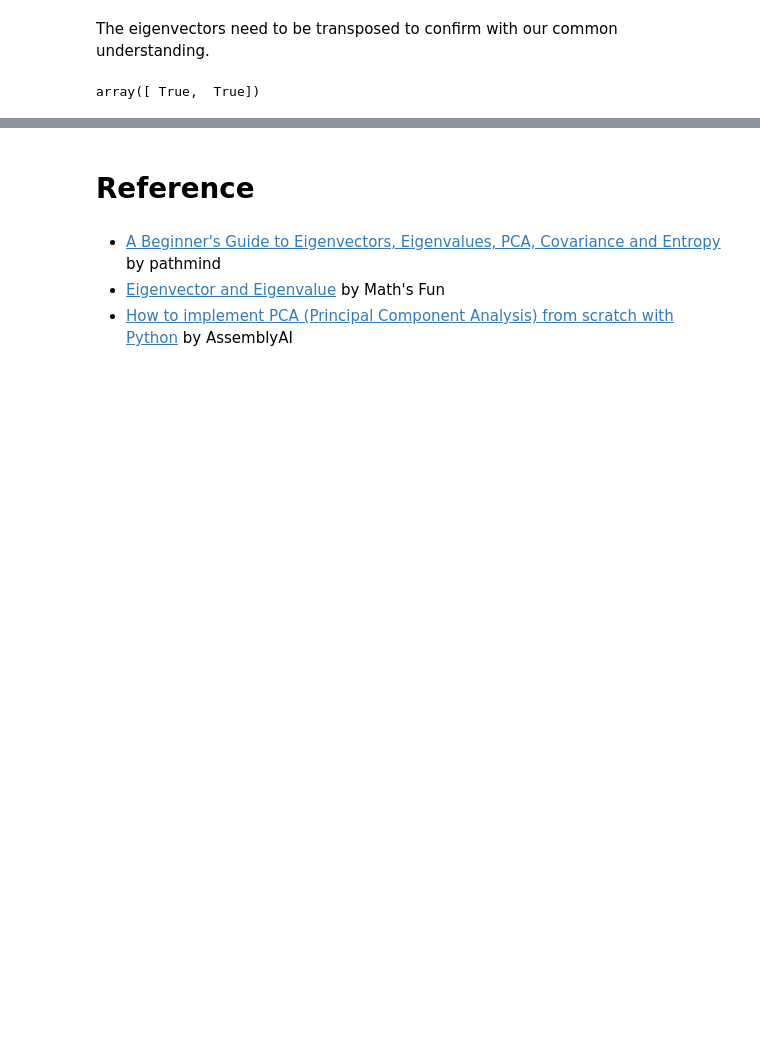
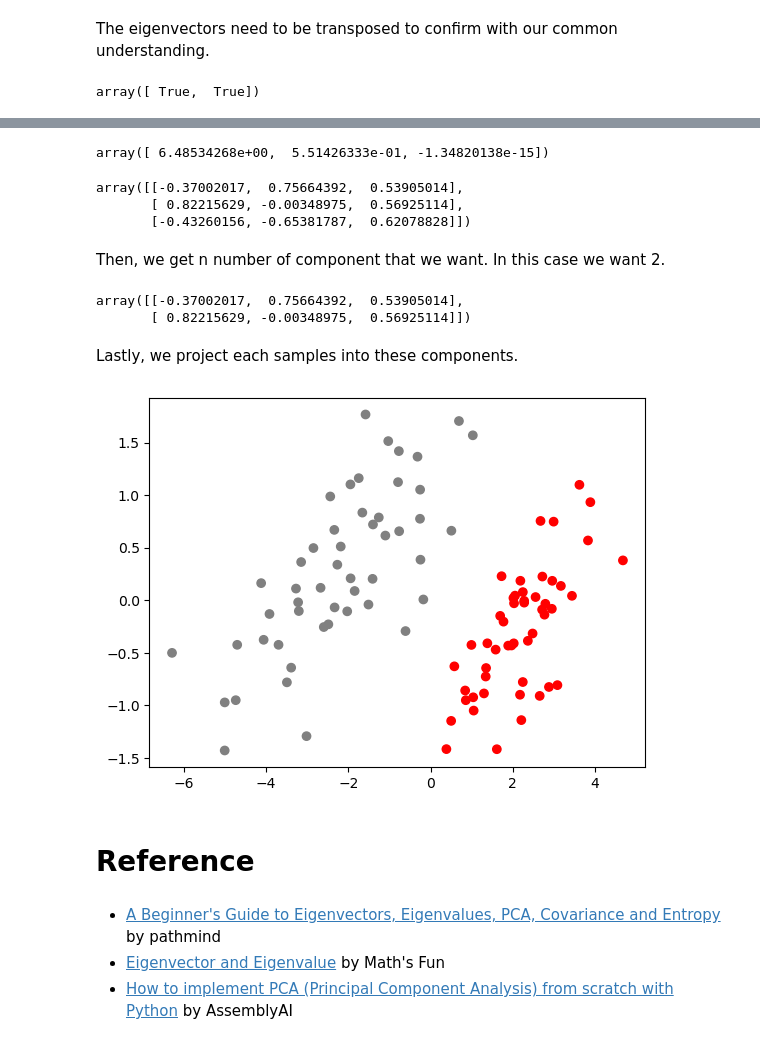
Before and after one commit to danjelito/ml-from-scratch, a Jupyter notebook: pca.ipynb, the cells around one changed output, grey strips where cells are left out. Saved outputs shown, nothing was run; the diff lists cells and outputs as text; code cells hidden in the pictures; blank space fills up the shorter version.

```diff
--- a/pca.ipynb
+++ b/pca.ipynb
@@ -404,3 +264,33 @@ plt.show()
+# %%
+sort_idx = np.argsort(eigval)[::-1]
+eigval = eigval[sort_idx]
+eigval
+# %% [output]
+array([ 6.48534268e+00,  5.51426333e-01, -1.34820138e-15])
+# %%
+eigvec = eigvec[sort_idx]
+eigvec
+# %% [output]
+array([[-0.37002017,  0.75664392,  0.53905014],
+       [ 0.82215629, -0.00348975,  0.56925114],
+       [-0.43260156, -0.65381787,  0.62078828]])
+# %% [markdown]
+Then, we get n number of component that we want. In this case we want 2.
+# %%
+components = eigvec[:2]
+components
+# %% [output]
+array([[-0.37002017,  0.75664392,  0.53905014],
+       [ 0.82215629, -0.00348975,  0.56925114]])
+# %% [markdown]
+Lastly, we project each samples into these components.
+# %%
+result = np.dot(x_centered, components.T)
+# %%
+plt.scatter(result[:, 0], result[:, 1], color=color)
+plt.show()
+# %% [output]
+[figure, added]
 # %% [markdown]
 # Reference
 # %% [markdown]
```
Also changed, not shown: parts of 33 cells of this notebook, 3 other files.
